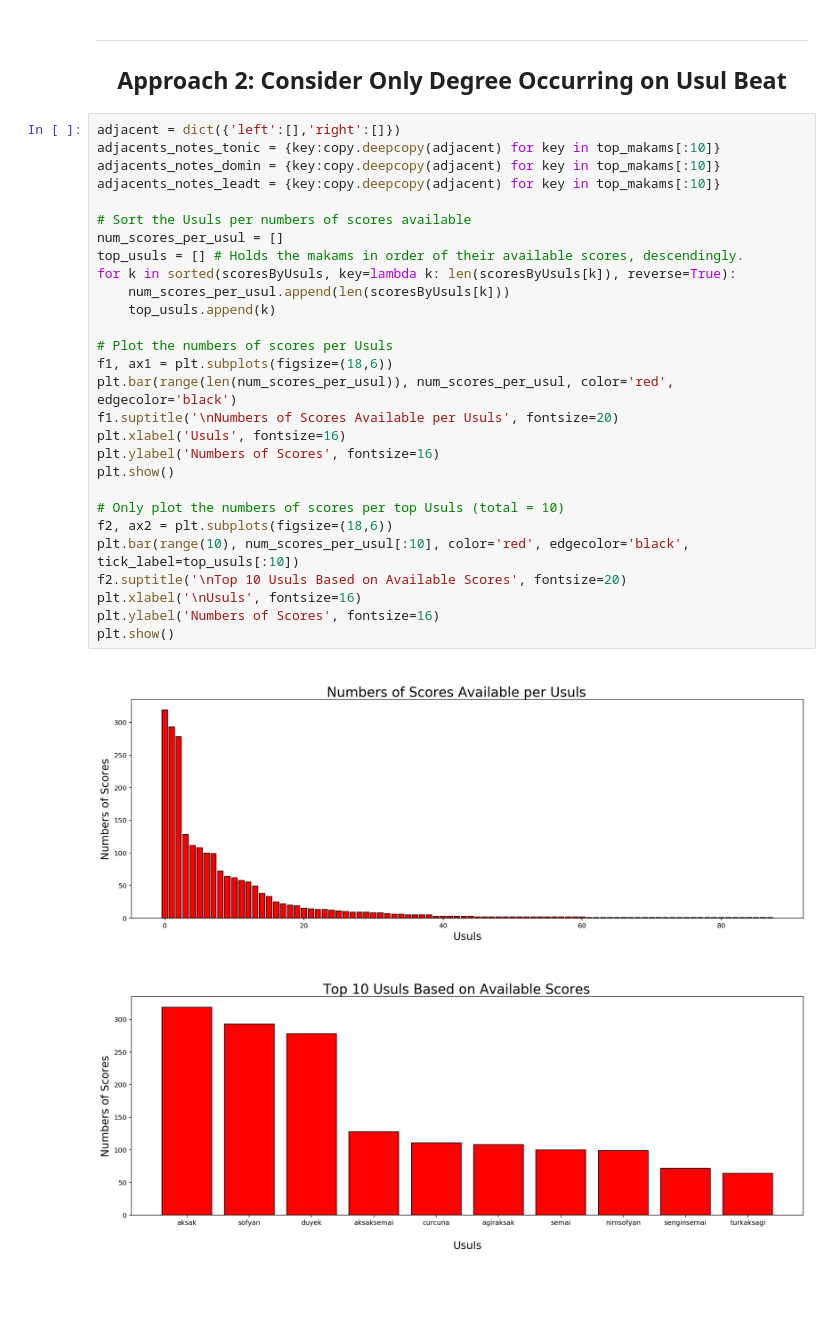
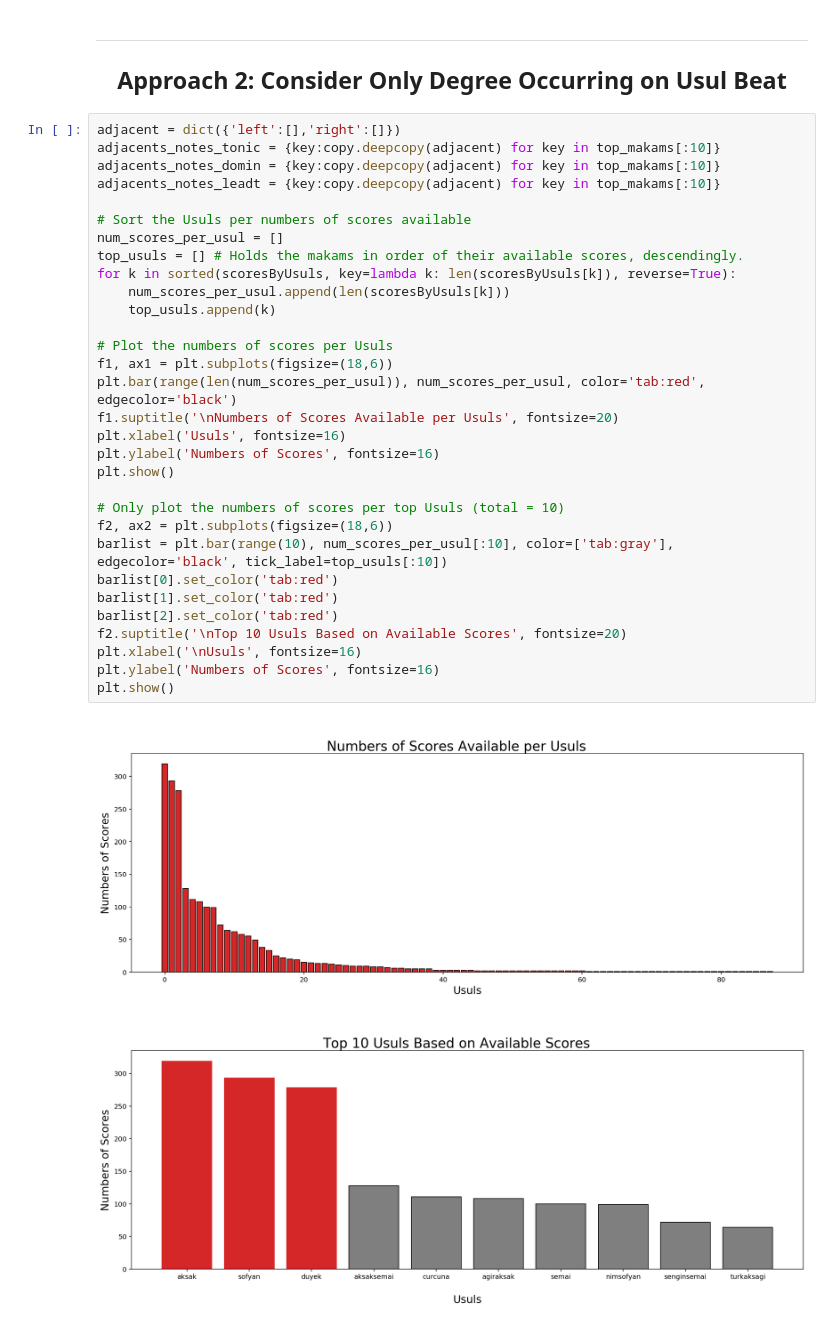
Before and after one commit to darius522/AMPL-makam-project, a Jupyter notebook: experiment_notebook.ipynb, the cells around one changed output. Drawn from its saved outputs; the diff is of its cells as text; blank space fills up the shorter version.

```diff
--- a/experiment_notebook.ipynb
+++ b/experiment_notebook.ipynb
@@ -235,31 +238,34 @@ for idx, adjacent_array in enumerate([adjacents_notes_tonic,adjacents_notes_domi
 # %%
 adjacent = dict({'left':[],'right':[]})
 adjacents_notes_tonic = {key:copy.deepcopy(adjacent) for key in top_makams[:10]}
 adjacents_notes_domin = {key:copy.deepcopy(adjacent) for key in top_makams[:10]}
 adjacents_notes_leadt = {key:copy.deepcopy(adjacent) for key in top_makams[:10]}
 
 # Sort the Usuls per numbers of scores available
 num_scores_per_usul = []
 top_usuls = [] # Holds the makams in order of their available scores, descendingly.
 for k in sorted(scoresByUsuls, key=lambda k: len(scoresByUsuls[k]), reverse=True):
     num_scores_per_usul.append(len(scoresByUsuls[k]))
     top_usuls.append(k)
 
 # Plot the numbers of scores per Usuls
 f1, ax1 = plt.subplots(figsize=(18,6))
-plt.bar(range(len(num_scores_per_usul)), num_scores_per_usul, color='red', edgecolor='black')
+plt.bar(range(len(num_scores_per_usul)), num_scores_per_usul, color='tab:red', edgecolor='black')
 f1.suptitle('\nNumbers of Scores Available per Usuls', fontsize=20)
 plt.xlabel('Usuls', fontsize=16)
 plt.ylabel('Numbers of Scores', fontsize=16)
 plt.show()
 
 # Only plot the numbers of scores per top Usuls (total = 10)
 f2, ax2 = plt.subplots(figsize=(18,6))
-plt.bar(range(10), num_scores_per_usul[:10], color='red', edgecolor='black', tick_label=top_usuls[:10])
+barlist = plt.bar(range(10), num_scores_per_usul[:10], color=['tab:gray'], edgecolor='black', tick_label=top_usuls[:10])
+barlist[0].set_color('tab:red')
+barlist[1].set_color('tab:red')
+barlist[2].set_color('tab:red')
 f2.suptitle('\nTop 10 Usuls Based on Available Scores', fontsize=20)
 plt.xlabel('\nUsuls', fontsize=16)
 plt.ylabel('Numbers of Scores', fontsize=16)
 plt.show()
 # %% [output]
-[figure, old version]
+[figure, new version]
-[figure, old version]
+[figure, new version]
```
Also changed, not shown: parts of 9 cells of this notebook.
